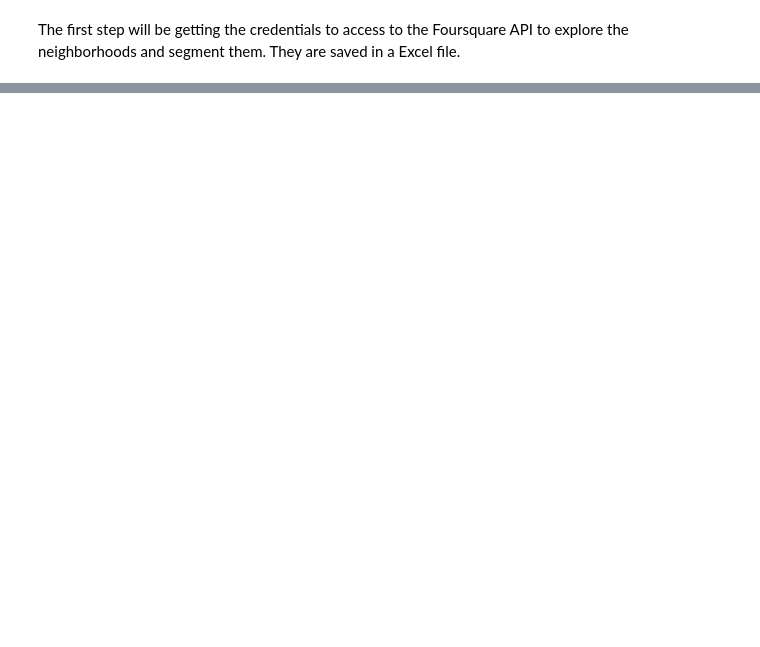
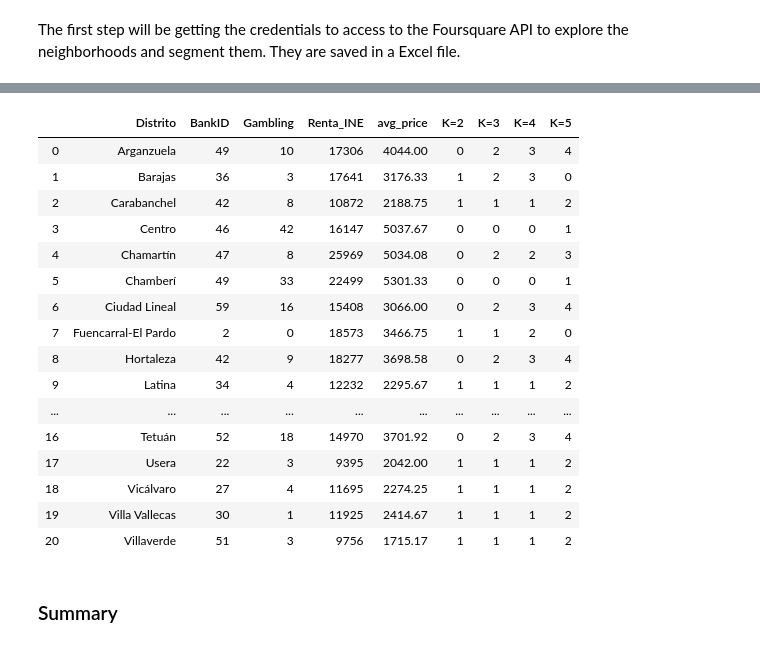
Before and after one commit to javiermorenof/Data_Science_Prof_Certificate_Capstone, a Jupyter notebook: Final Project - Javier Moreno.ipynb, the cells around one changed output, grey strips where cells are left out. Cells and saved outputs as stored; diff of their text form; code cells hidden in the pictures; blank space fills up the shorter version.

```diff
--- a/Final Project - Javier Moreno.ipynb
+++ b/Final Project - Javier Moreno.ipynb
@@ -93,0 +697,6 @@ VERSION = '20180604'
+# %%
+clusters_dic = {}
+
+for cluster in range(2,6):
+    kmeans = KMeans(n_clusters=cluster).fit(X)
+    clusters_dic[cluster] = kmeans.labels_
@@ -93,0 +710,30 @@ VERSION = '20180604'
+# %%
+clus_columns=["K = 2","K = 3","K = 4","K =5"]
+
+clusters_df = pd.DataFrame(clusters_dic)
+clusters_df = clusters_df.rename(columns={2 : "K=2",
+                           3 : "K=3",
+                           4 : "K=4",
+                           5 : "K=5"})
+# %%
+madrid_grouped_df = madrid_grouped_df.merge(clusters_df, left_index=True, right_index=True)
+# %%
+madrid_grouped_df
+# %% [output]
+|  | Distrito | BankID | Gambling | Renta_INE | avg_price | K=2 | K=3 | K=4 | K=5 |
+| 0 | Arganzuela | 49 | 10 | 17306 | 4044.00 | 0 | 2 | 3 | 4 |
+| 1 | Barajas | 36 | 3 | 17641 | 3176.33 | 1 | 2 | 3 | 0 |
+| 2 | Carabanchel | 42 | 8 | 10872 | 2188.75 | 1 | 1 | 1 | 2 |
+| 3 | Centro | 46 | 42 | 16147 | 5037.67 | 0 | 0 | 0 | 1 |
+| 4 | Chamartín | 47 | 8 | 25969 | 5034.08 | 0 | 2 | 2 | 3 |
+| 5 | Chamberí | 49 | 33 | 22499 | 5301.33 | 0 | 0 | 0 | 1 |
+| 6 | Ciudad Lineal | 59 | 16 | 15408 | 3066.00 | 0 | 2 | 3 | 4 |
+| 7 | Fuencarral-El Pardo | 2 | 0 | 18573 | 3466.75 | 1 | 1 | 2 | 0 |
+| 8 | Hortaleza | 42 | 9 | 18277 | 3698.58 | 0 | 2 | 3 | 4 |
+| 9 | Latina | 34 | 4 | 12232 | 2295.67 | 1 | 1 | 1 | 2 |
+| ... | ... | ... | ... | ... | ... | ... | ... | ... | ... |
+| 16 | Tetuán | 52 | 18 | 14970 | 3701.92 | 0 | 2 | 3 | 4 |
+| 17 | Usera | 22 | 3 | 9395 | 2042.00 | 1 | 1 | 1 | 2 |
+| 18 | Vicálvaro | 27 | 4 | 11695 | 2274.25 | 1 | 1 | 1 | 2 |
+| 19 | Villa Vallecas | 30 | 1 | 11925 | 2414.67 | 1 | 1 | 1 | 2 |
+| 20 | Villaverde | 51 | 3 | 9756 | 1715.17 | 1 | 1 | 1 | 2 |
@@ -93,0 +742,2 @@ VERSION = '20180604'
+# %% [markdown]
+### Summary
```
Also changed, not shown: parts of 79 cells of this notebook, 7 other files.
